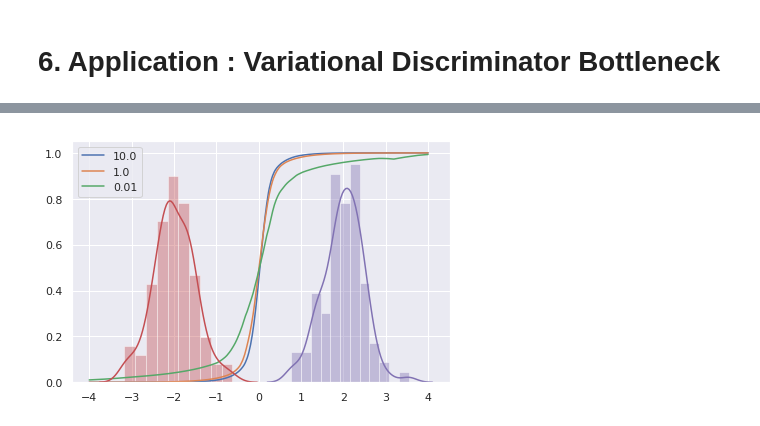
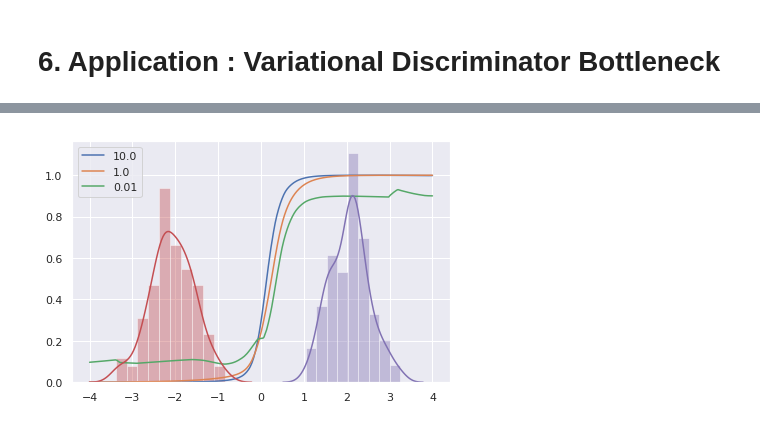
Before and after one commit to sungyubkim/DVIB, a Jupyter notebook: DVIB.ipynb, the cells around one changed output, grey strips where cells are left out. Saved outputs shown, nothing was run; the diff lists cells and outputs as text; code cells hidden in the pictures.

```diff
--- a/DVIB.ipynb
+++ b/DVIB.ipynb
@@ -470,10 +552,18 @@ for Ic in Ics:
     print(Ic)
     d = D()
     d.to(device)
-    optimizer = optim.Adam(d.parameters(),lr=1e-3)
-    for epoch in range(3000):
-        train(epoch, d, optimizer, Ic=Ic, beta=20.0)
+    optimizer = optim.Adam(d.parameters(),lr=1e-4)
+    for epoch in range(10000):
+        train_IP(epoch, d, optimizer, Ic=Ic, beta=100.0)
     test_output = d(test_input)[1].detach().cpu().numpy()
     fin_out.append(test_output)
+
+for i, Ic in enumerate(Ics):
+    plt.plot(np.linspace(-4,4,400),fin_out[i], label=str(Ic))
+sns.distplot(origin_data)
+sns.distplot(fake_data)
+plt.legend()
+plt.tight_layout()
+plt.show()
 # %% [output]
 10.0
@@ -491,10 +586 @@ for Ic in Ics:
+[figure, added]
-# %%
-for i, Ic in enumerate(Ics):
-    plt.plot(np.linspace(-4,4,400),fin_out[i], label=str(Ic))
-sns.distplot(origin_data)
-sns.distplot(fake_data)
-plt.legend()
-plt.tight_layout()
-plt.show()
-# %% [output]
-[figure, removed]
```
Also changed, not shown: parts of 9 cells of this notebook, 1 other file.
